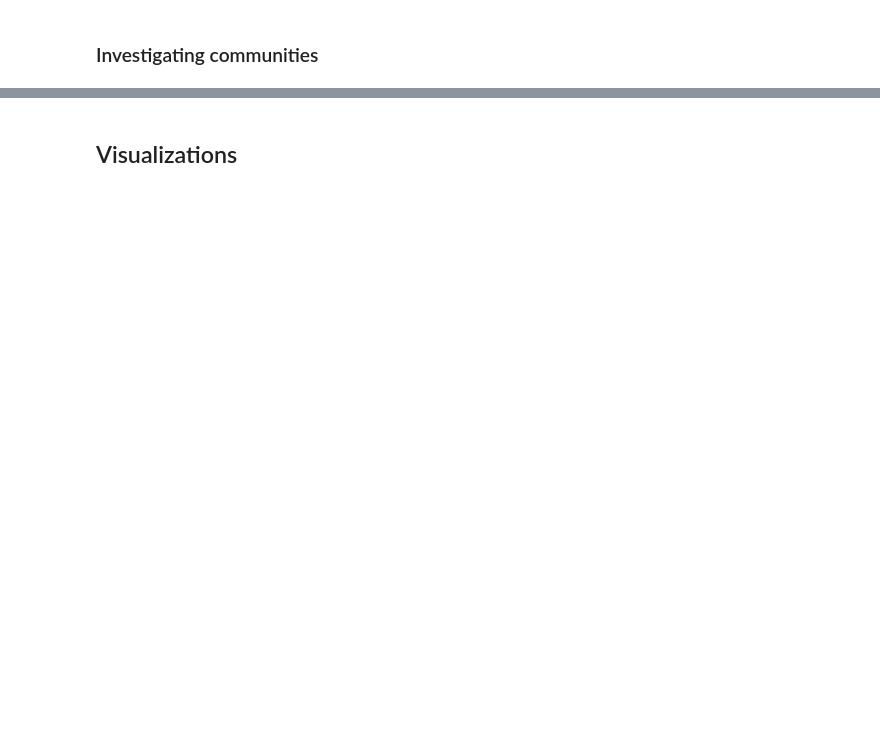
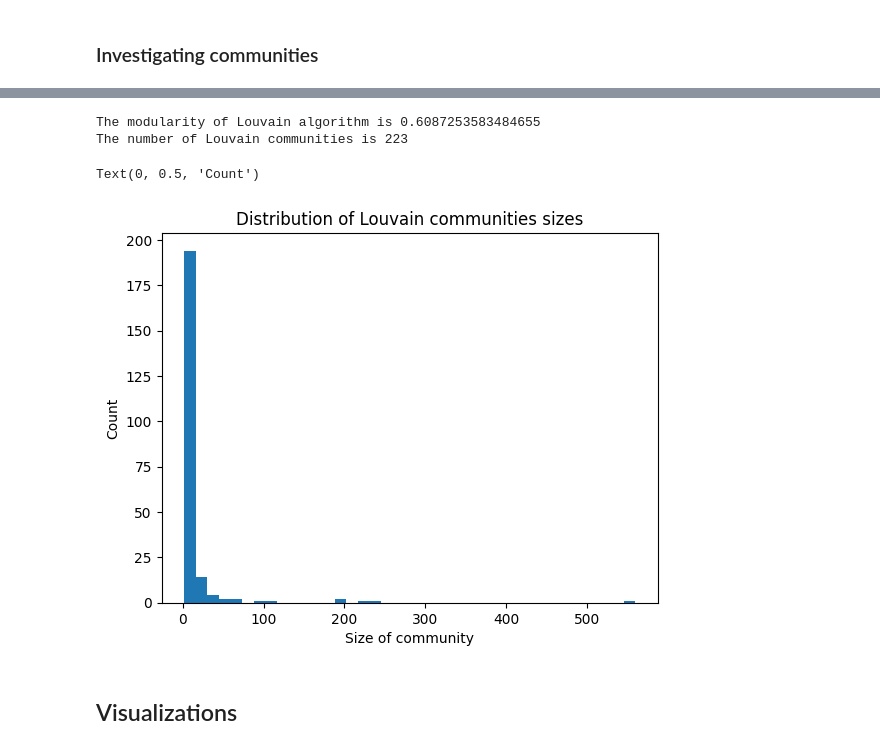
Before and after one commit to fridamariejoergensen/CSS_project, a Jupyter notebook: Explainer_Notebook.ipynb, the cells around one changed output, grey strips where cells are left out. Cells and saved outputs as stored; diff of their text form; code cells hidden in the pictures; blank space fills up the shorter version.

```diff
--- a/Explainer_Notebook.ipynb
+++ b/Explainer_Notebook.ipynb
@@ -338,16 +373,13 @@ filtered_data.head(5)
 # making edgelist
 wiki_names = list(filtered_data['Wiki name'])
 character_links = filtered_data['Sum character links']
-edgelist = {}
-
-'''
-for i in range(len(filtered_data)):
-        edgelist[wiki_names[i]] = character_links[i]
-'''
+houses = list(filtered_data['House'])
 
 # Initializing graph
 G = nx.MultiDiGraph()
-G.add_nodes_from(wiki_names)
+# Adding group according to house attribute
+for i in range(len(wiki_names)):
+        G.add_node(wiki_names[i], group = houses[i])
 print(G)
 # %% [output]
 MultiDiGraph with 3542 nodes and 0 edges
@@ -402,3 +457,35 @@ netwulf.interactive.visualize(G)
+# %%
+# Finding louvain communities
+louv_comm = nx_comm.louvain_communities(G)
+
+modularity_louv = nx_comm.modularity(G, louv_comm)
+print('The modularity of Louvain algorithm is ' + str(modularity_louv))
+
+no_comm = len(louv_comm)
+print('The number of Louvain communities is ' + str(no_comm))
+
+size_comm = []
+for i in range(no_comm):
+    size_comm.append(len(louv_comm[i]))
+# %% [output]
+The modularity of Louvain algorithm is 0.6087253583484655
+The number of Louvain communities is 223
+# %%
+# Plotting distribution of comminuty sizes
+bins = np.linspace(min(size_comm), max(size_comm), 40)
+hist, edges = np.histogram(size_comm, bins=bins)
+x = (edges[1:]+edges[:-1])/2
+#xx, yy = zip(*[(i,j) for (i,j) in zip(x, hist) if j>0])
+width = bins[1]-bins[0]
+fig, ax = plt.subplots()
+ax.bar(x, hist, width)
+ax.set_title('Distribution of Louvain communities sizes')
+ax.set_xlabel('Size of community')
+ax.set_ylabel('Count')
+#ax.set_ylim(0,20)
+# %% [output]
+Text(0, 0.5, 'Count')
+[figure, added]
 # %% [markdown]
 ## Visualizations
 # %%
```
Also changed, not shown: parts of 15 cells of this notebook.
